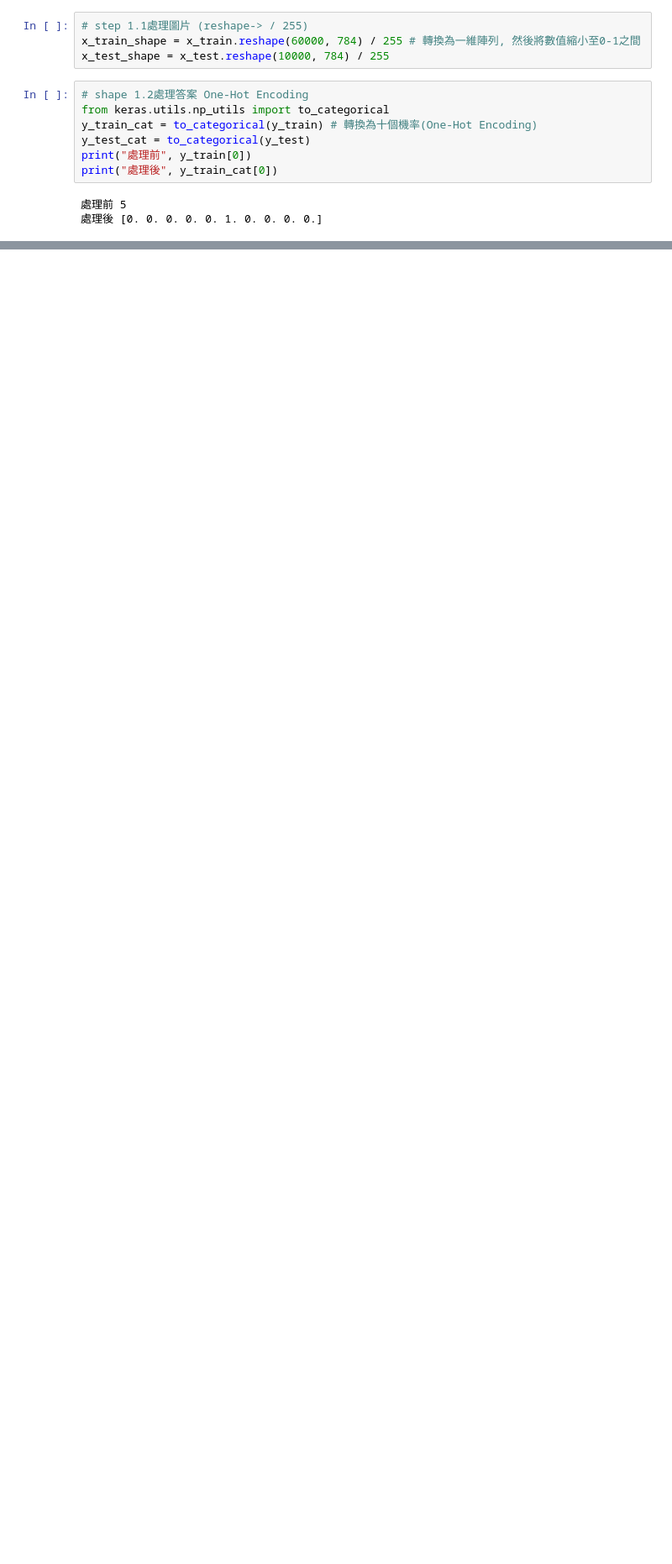
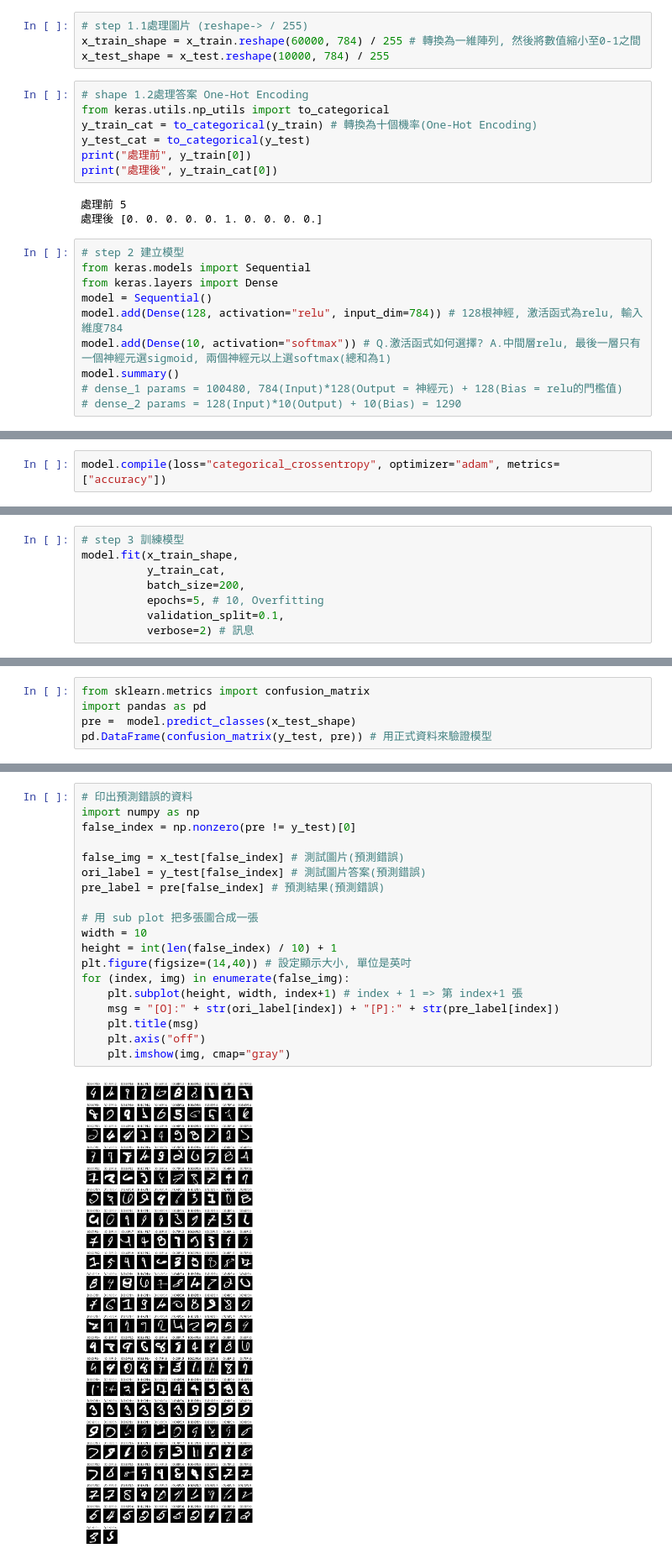
Before and after one commit to Anarki1983/ML, a Jupyter notebook: mlp_mnist.ipynb, the cells around one changed output, grey strips where cells are left out. Shown at 84% size. Saved outputs shown, nothing was run; the diff lists cells and outputs as text; blank space fills up the shorter version.

```diff
--- a/mlp_mnist.ipynb
+++ b/mlp_mnist.ipynb
@@ -46,3 +68,13 @@ print("處理後", y_train_cat[0])
 # %% [output]
 處理前 5
 處理後 [0. 0. 0. 0. 0. 1. 0. 0. 0. 0.]
+# %%
+# step 2 建立模型
+from keras.models import Sequential
+from keras.layers import Dense
+model = Sequential()
+model.add(Dense(128, activation="relu", input_dim=784)) # 128根神經, 激活函式為relu, 輸入維度784
+model.add(Dense(10, activation="softmax")) # Q.激活函式如何選擇? A.中間層relu, 最後一層只有一個神經元選sigmoid, 兩個神經元以上選softmax(總和為1)
+model.summary()
+# dense_1 params = 100480, 784(Input)*128(Output = 神經元) + 128(Bias = relu的門檻值)
+# dense_2 params = 128(Input)*10(Output) + 10(Bias) = 1290
@@ -48,0 +135,2 @@ print("處理後", y_train_cat[0])
+# %%
+model.compile(loss="categorical_crossentropy", optimizer="adam", metrics=["accuracy"])
@@ -48,0 +159,8 @@ print("處理後", y_train_cat[0])
+# %%
+# step 3 訓練模型
+model.fit(x_train_shape,
+          y_train_cat,
+          batch_size=200,
+          epochs=5, # 10, Overfitting
+          validation_split=0.1,
+          verbose=2) # 訊息
@@ -48,0 +204,5 @@ print("處理後", y_train_cat[0])
+# %%
+from sklearn.metrics import confusion_matrix
+import pandas as pd
+pre =  model.predict_classes(x_test_shape)
+pd.DataFrame(confusion_matrix(y_test, pre)) # 用正式資料來驗證模型
@@ -48,0 +221,21 @@ print("處理後", y_train_cat[0])
+# %%
+# 印出預測錯誤的資料
+import numpy as np
+false_index = np.nonzero(pre != y_test)[0]
+
+false_img = x_test[false_index] # 測試圖片(預測錯誤)
+ori_label = y_test[false_index] # 測試圖片答案(預測錯誤)
+pre_label = pre[false_index] # 預測結果(預測錯誤)
+
+# 用 sub plot 把多張圖合成一張
+width = 10
+height = int(len(false_index) / 10) + 1
+plt.figure(figsize=(14,40)) # 設定顯示大小, 單位是英吋
+for (index, img) in enumerate(false_img):
+    plt.subplot(height, width, index+1) # index + 1 => 第 index+1 張
+    msg = "[O]:" + str(ori_label[index]) + "[P]:" + str(pre_label[index])
+    plt.title(msg)
+    plt.axis("off")
+    plt.imshow(img, cmap="gray")
+# %% [output]
+[figure, added]
```
Also changed, not shown: parts of 16 cells of this notebook.
